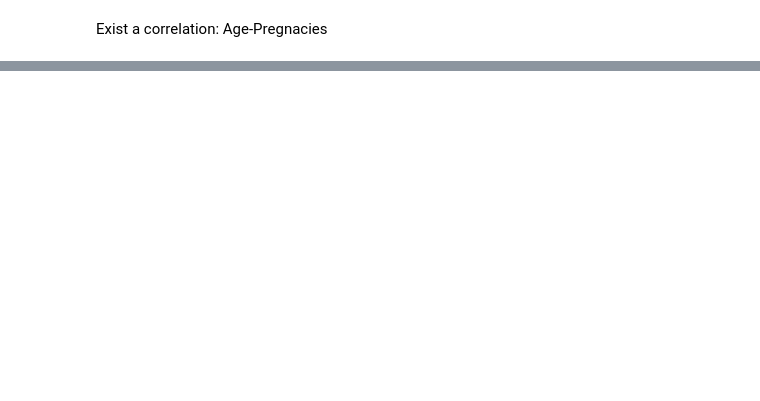
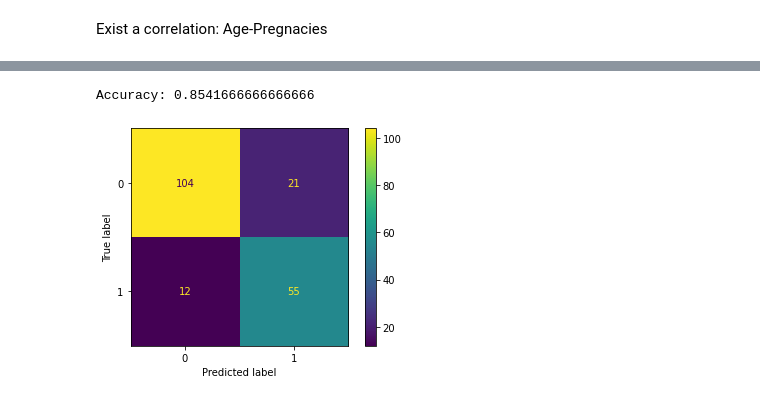
Before and after one commit to sgso-free/Decision_Tree_Project_Tutorial, a Jupyter notebook: src/explore.ipynb, the cells around one changed output, grey strips where cells are left out. Saved outputs shown, nothing was run; the diff lists cells and outputs as text; code cells hidden in the pictures; blank space fills up the shorter version.

```diff
--- a/src/explore.ipynb
+++ b/src/explore.ipynb
@@ -175,14 +184,18 @@ X_train, X_test, y_train, y_test = train_test_split(X, y, stratify=y,random_stat
 # %%
-clf = DecisionTreeClassifier(criterion='entropy',random_state=0)
+clf = DecisionTreeClassifier(criterion='entropy',random_state=0, max_depth=5)
 
 clf.fit(X_train, y_train)
 print('Accuracy:',clf.score(X_test, y_test))
+# %% [output]
+Accuracy: 0.8541666666666666
 # %%
 #show predicted dataset
 clf_pred=clf.predict(X_test)
 # %%
-cm = confusion_matrix(y_test, predictions, labels=clf.classes_)
+cm = confusion_matrix(y_test, clf_pred, labels=clf.classes_)
 disp = ConfusionMatrixDisplay(confusion_matrix=cm, display_labels=clf.classes_)
 disp.plot()
 
 plt.show()
+# %% [output]
+[figure, added]
```
Also changed, not shown: parts of 39 cells of this notebook.
